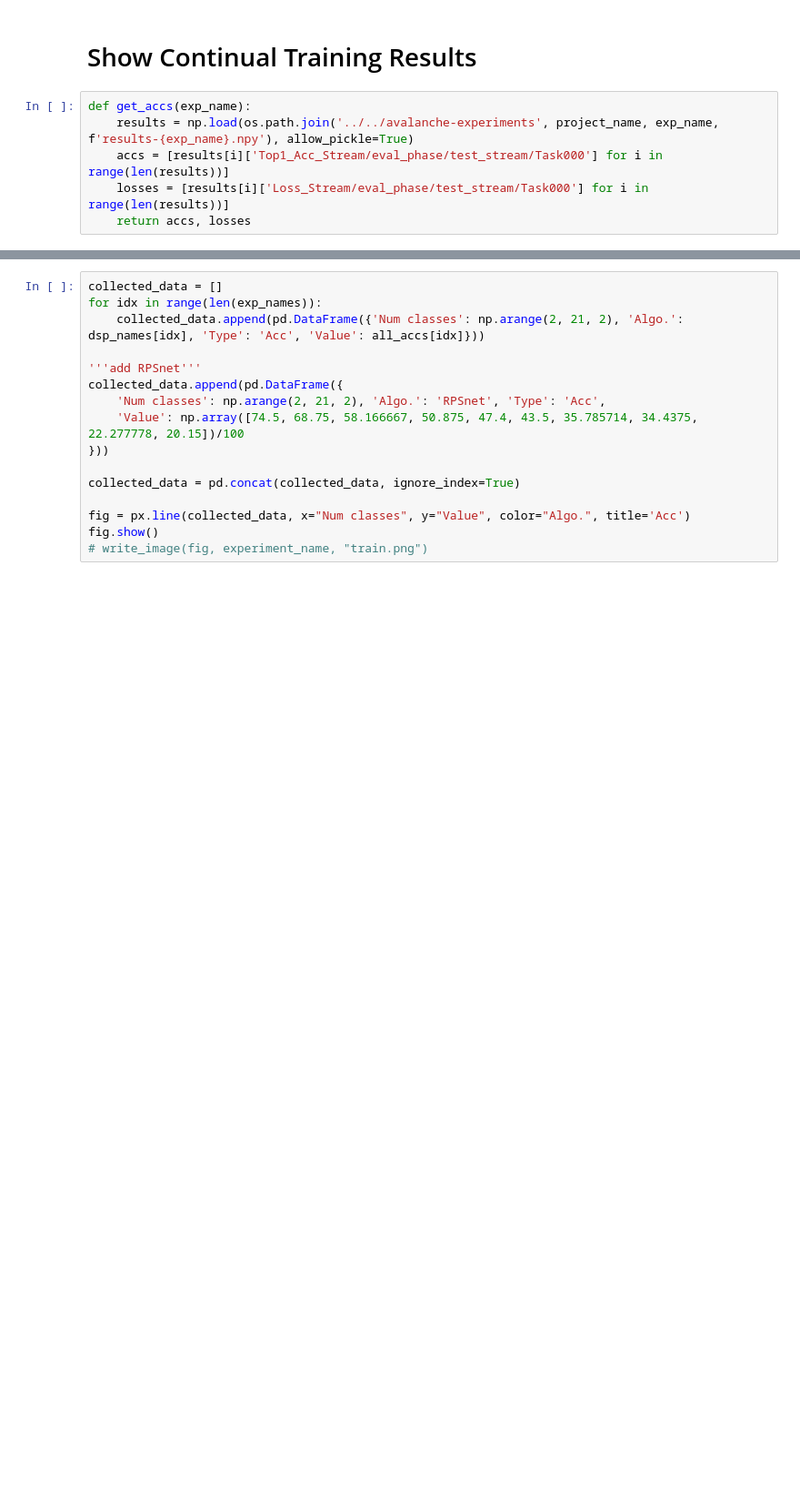
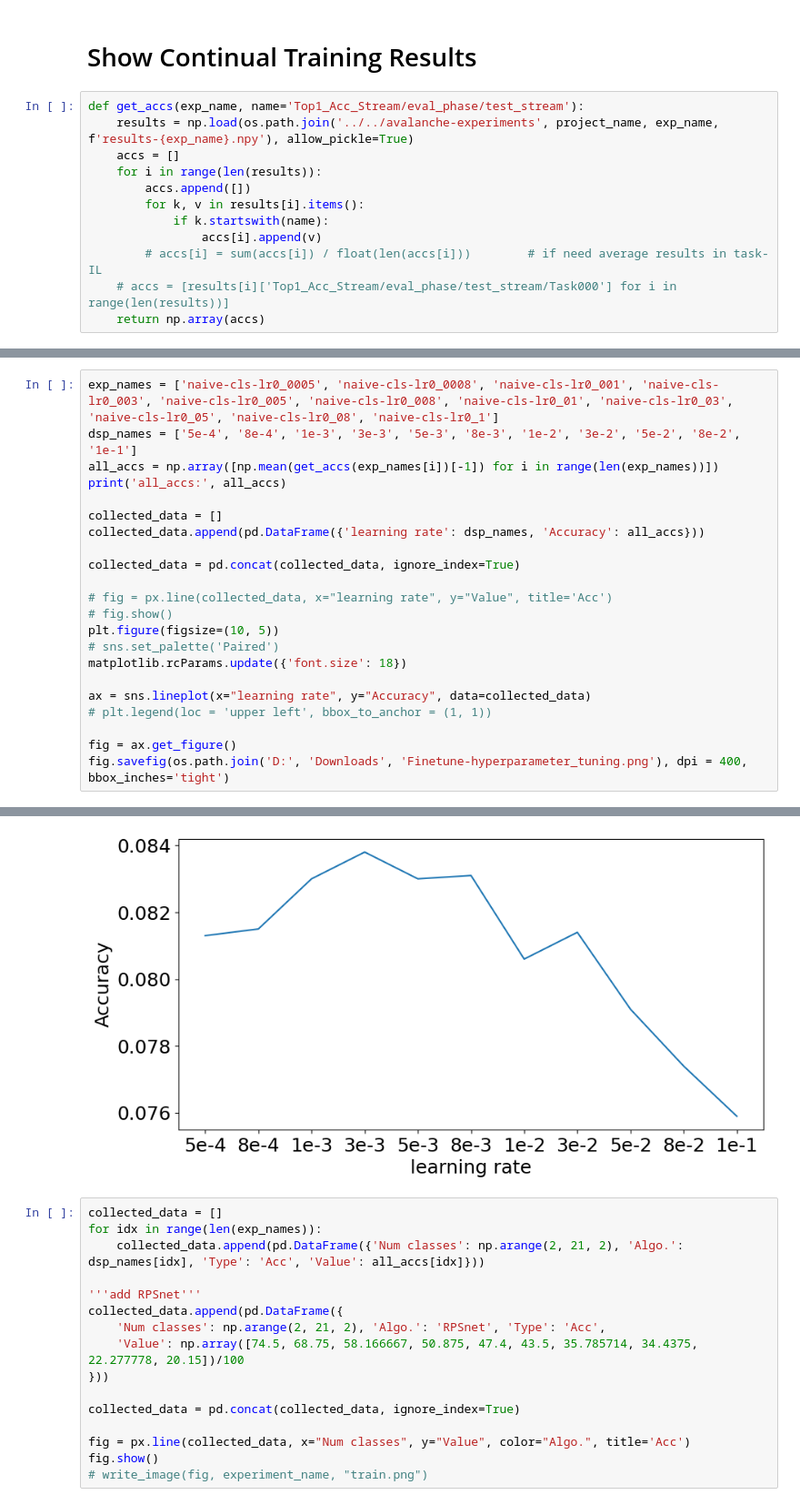
Before and after one commit to liaoweiduo/continual-learning-baselines, a Jupyter notebook: experiments/visualization.ipynb, the cells around one changed output, grey strips where cells are left out. Shown at 91% size. Drawn from its saved outputs; the diff is of its cells as text; blank space fills up the shorter version.

```diff
--- a/experiments/visualization.ipynb
+++ b/experiments/visualization.ipynb
@@ -19,9 +18,15 @@ project_name = 'CGQA'
 # %% [markdown]
 # Show Continual Training Results
 # %%
-def get_accs(exp_name):
+def get_accs(exp_name, name='Top1_Acc_Stream/eval_phase/test_stream'):
     results = np.load(os.path.join('../../avalanche-experiments', project_name, exp_name, f'results-{exp_name}.npy'), allow_pickle=True)
-    accs = [results[i]['Top1_Acc_Stream/eval_phase/test_stream/Task000'] for i in range(len(results))]
-    losses = [results[i]['Loss_Stream/eval_phase/test_stream/Task000'] for i in range(len(results))]
-    return accs, losses
+    accs = []
+    for i in range(len(results)):
+        accs.append([])
+        for k, v in results[i].items():
+            if k.startswith(name):
+                accs[i].append(v)
+        # accs[i] = sum(accs[i]) / float(len(accs[i]))        # if need average results in task-IL
+    # accs = [results[i]['Top1_Acc_Stream/eval_phase/test_stream/Task000'] for i in range(len(results))]
+    return np.array(accs)
 # %%
@@ -36,0 +40,23 @@ all_losses = [get_accs(exp_names[i])[1] for i in range(len(exp_names))]
+# %%
+exp_names = ['naive-cls-lr0_0005', 'naive-cls-lr0_0008', 'naive-cls-lr0_001', 'naive-cls-lr0_003', 'naive-cls-lr0_005', 'naive-cls-lr0_008', 'naive-cls-lr0_01', 'naive-cls-lr0_03', 'naive-cls-lr0_05', 'naive-cls-lr0_08', 'naive-cls-lr0_1']
+dsp_names = ['5e-4', '8e-4', '1e-3', '3e-3', '5e-3', '8e-3', '1e-2', '3e-2', '5e-2', '8e-2', '1e-1']
+all_accs = np.array([np.mean(get_accs(exp_names[i])[-1]) for i in range(len(exp_names))])
+print('all_accs:', all_accs)
+
+collected_data = []
+collected_data.append(pd.DataFrame({'learning rate': dsp_names, 'Accuracy': all_accs}))
+
+collected_data = pd.concat(collected_data, ignore_index=True)
+
+# fig = px.line(collected_data, x="learning rate", y="Value", title='Acc')
+# fig.show()
+plt.figure(figsize=(10, 5))
+# sns.set_palette('Paired')
+matplotlib.rcParams.update({'font.size': 18})
+
+ax = sns.lineplot(x="learning rate", y="Accuracy", data=collected_data)
+# plt.legend(loc = 'upper left', bbox_to_anchor = (1, 1))
+
+fig = ax.get_figure()
+fig.savefig(os.path.join('D:', 'Downloads', 'Finetune-hyperparameter_tuning.png'), dpi = 400, bbox_inches='tight')
+# %% [output]
@@ -37,3 +65,4 @@ all_losses = [get_accs(exp_names[i])[1] for i in range(len(exp_names))]
+[figure, added]
 # %%
 collected_data = []
 for idx in range(len(exp_names)):
```
Also changed, not shown: parts of 5 cells of this notebook, 8 other files.
